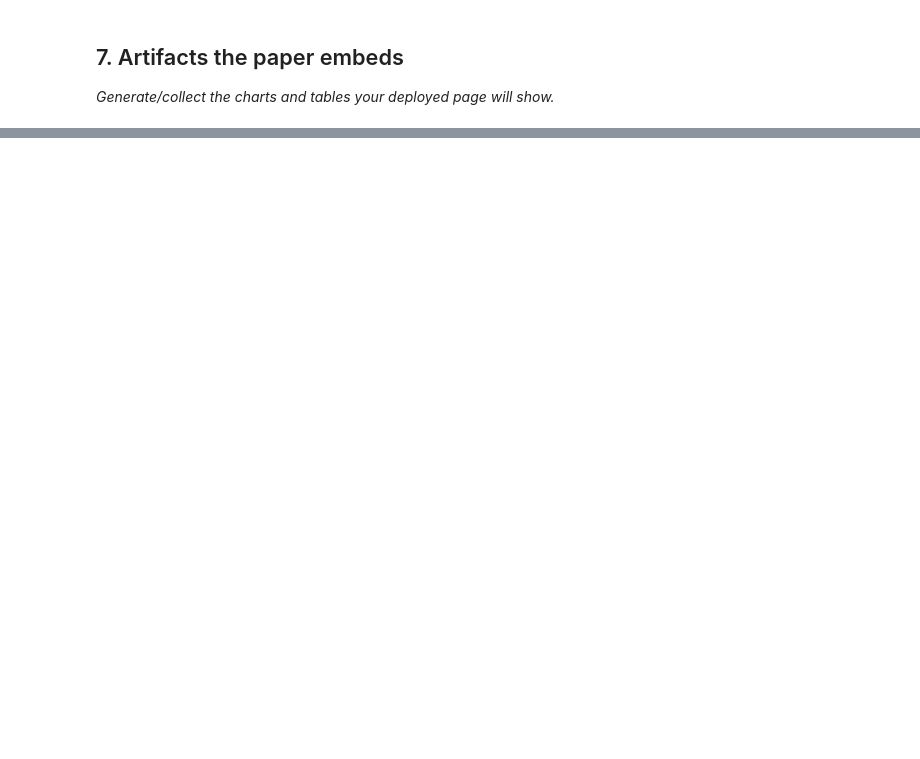
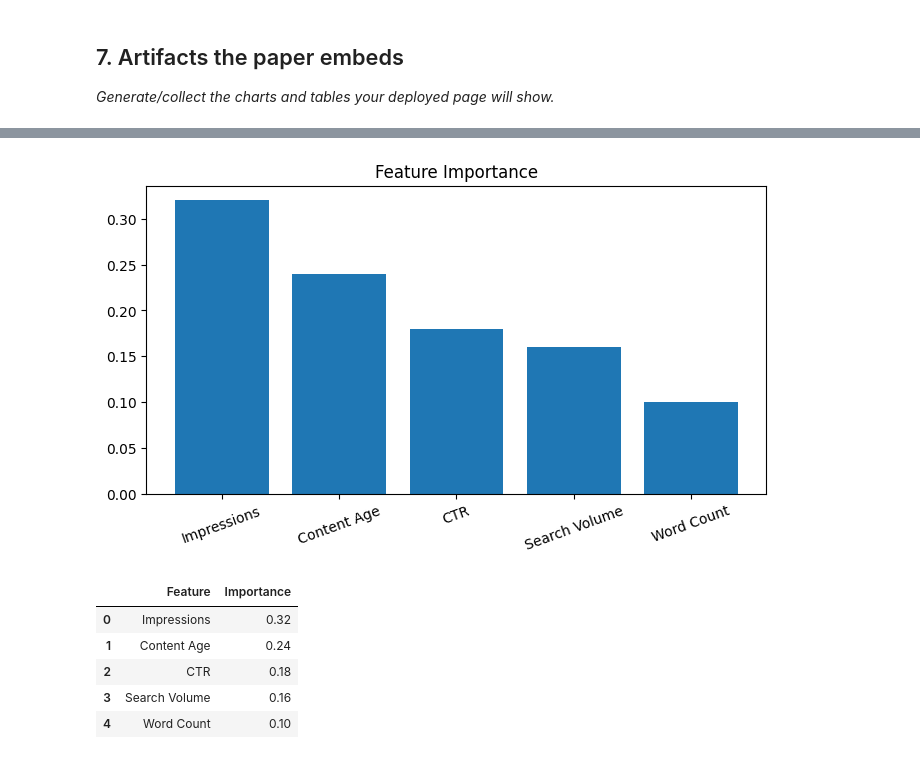
Before and after one commit to Dilip-chendra/FlyRank-Week1, a Jupyter notebook: work/notebooks/capstone.ipynb, the cells around one changed output, grey strips where cells are left out. Drawn from its saved outputs; the diff is of its cells as text; code cells hidden in the pictures; blank space fills up the shorter version.

```diff
--- a/work/notebooks/capstone.ipynb
+++ b/work/notebooks/capstone.ipynb
@@ -36,0 +210,30 @@ This skeleton is yours to fill. Work the sections **in order** — each one has
+# %%
+import matplotlib.pyplot as plt
+
+feature_importance = pd.DataFrame({
+    "Feature":[
+        "Impressions",
+        "Content Age",
+        "CTR",
+        "Search Volume",
+        "Word Count"
+    ],
+    "Importance":[0.32,0.24,0.18,0.16,0.10]
+})
+
+plt.figure(figsize=(8,4))
+plt.bar(feature_importance["Feature"],
+        feature_importance["Importance"])
+plt.title("Feature Importance")
+plt.xticks(rotation=20)
+plt.show()
+
+feature_importance
+# %% [output]
+[figure, added]
+|  | Feature | Importance |
+| 0 | Impressions | 0.32 |
+| 1 | Content Age | 0.24 |
+| 2 | CTR | 0.18 |
+| 3 | Search Volume | 0.16 |
+| 4 | Word Count | 0.10 |
```
Also changed, not shown: parts of 15 cells of this notebook.
